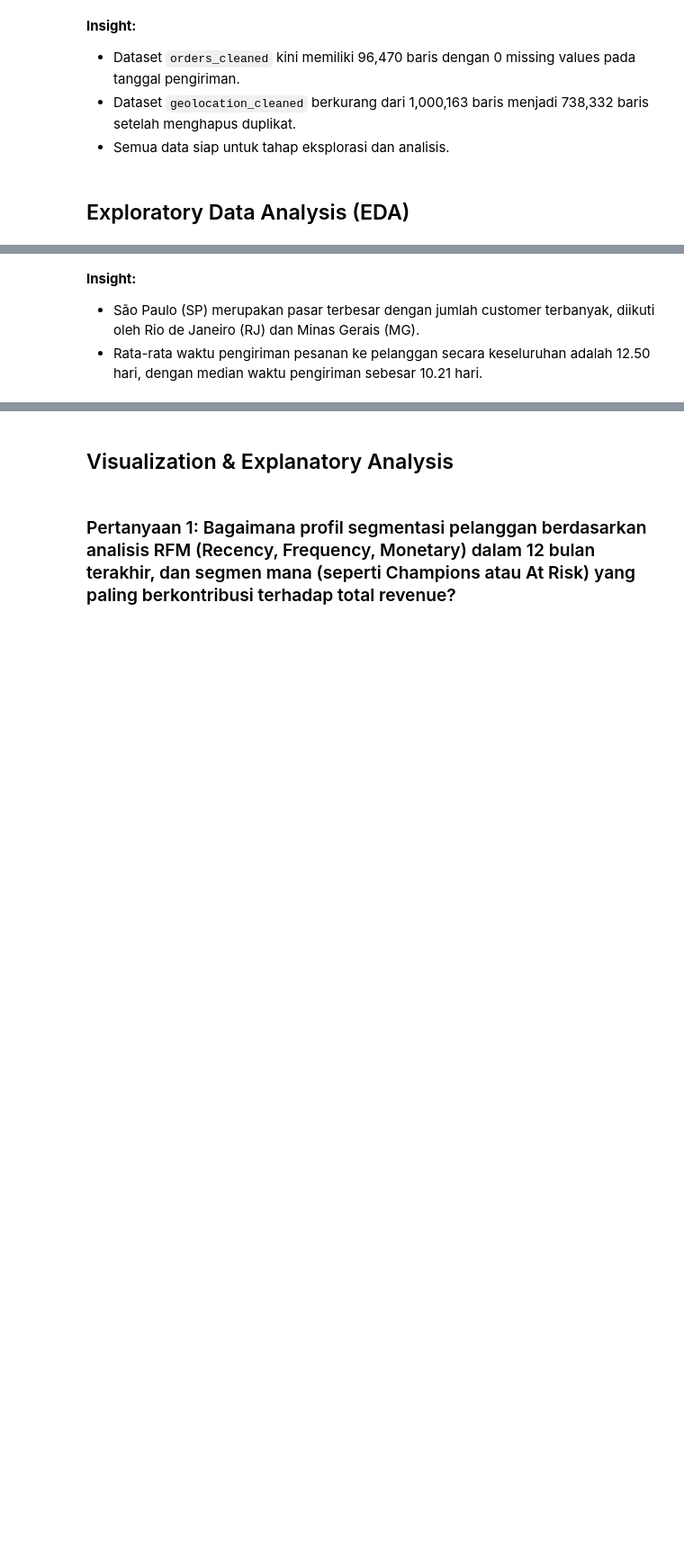
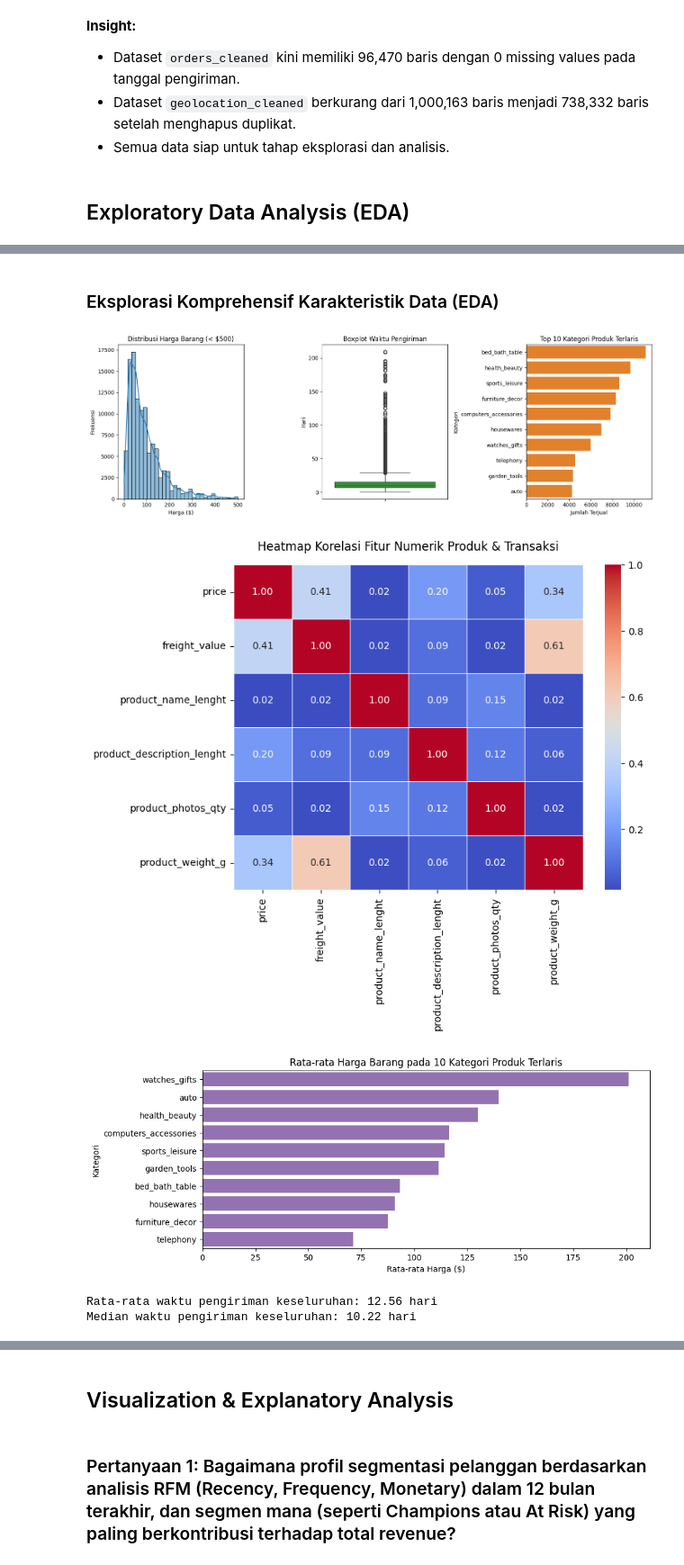
Before and after one commit to akmalgoldi/submission-analisis-data, a Jupyter notebook: notebook.ipynb, the cells around one changed output, grey strips where cells are left out. Shown at 90% size. Drawn from its saved outputs; the diff is of its cells as text; code cells hidden in the pictures; blank space fills up the shorter version.

```diff
--- a/notebook.ipynb
+++ b/notebook.ipynb
@@ -192,4 +171,58 @@ Median delivery time: 10.22 days
-# %% [markdown]
-**Insight:**
-- São Paulo (SP) merupakan pasar terbesar dengan jumlah customer terbanyak, diikuti oleh Rio de Janeiro (RJ) dan Minas Gerais (MG).
-- Rata-rata waktu pengiriman pesanan ke pelanggan secara keseluruhan adalah 12.50 hari, dengan median waktu pengiriman sebesar 10.21 hari.
+# %% [markdown]
+### Eksplorasi Komprehensif Karakteristik Data (EDA)
+# %%
+# 1. EDA Univariate: Distribusi Harga Barang (< $500)
+plt.figure(figsize=(15, 5))
+plt.subplot(1, 3, 1)
+sns.histplot(order_items_df[order_items_df['price'] < 500]['price'], kde=True, color='#1f77b4', bins=30)
+plt.title('Distribusi Harga Barang (< $500)')
+plt.xlabel('Harga ($)')
+plt.ylabel('Frekuensi')
+
+# 2. EDA Univariate: Boxplot Waktu Pengiriman (Hari)
+delivery_days = (orders_cleaned['order_delivered_customer_date'] - orders_cleaned['order_purchase_timestamp']).dt.total_seconds() / 86400
+plt.subplot(1, 3, 2)
+sns.boxplot(y=delivery_days, color='#2ca02c')
+plt.title('Boxplot Waktu Pengiriman')
+plt.ylabel('Hari')
+
+# 3. EDA Univariate: Top 10 Kategori Produk Terlaris
+products_merged = order_items_df.merge(products_translated, on='product_id')
+top_categories = products_merged['product_category_name_english'].value_counts().head(10).reset_index()
+plt.subplot(1, 3, 3)
+sns.barplot(data=top_categories, x='count', y='product_category_name_english', color='#ff7f0e')
+plt.title('Top 10 Kategori Produk Terlaris')
+plt.xlabel('Jumlah Terjual')
+plt.ylabel('Kategori')
+
+plt.tight_layout()
+plt.show()
+
+# 4. EDA Multivariate: Korelasi Fitur Numerik Produk & Transaksi
+correlation_data = order_items_df.merge(products_df, on='product_id')[
+    ['price', 'freight_value', 'product_name_lenght', 'product_description_lenght', 'product_photos_qty', 'product_weight_g']
+].dropna()
+
+plt.figure(figsize=(8, 6))
+sns.heatmap(correlation_data.corr(), annot=True, cmap='coolwarm', fmt=".2f", linewidths=0.5)
+plt.title('Heatmap Korelasi Fitur Numerik Produk & Transaksi', pad=15)
+plt.show()
+
+# 5. EDA Kategorikal & Numerikal: Rata-rata Harga per Kategori Terlaris
+avg_price_cat = products_merged[products_merged['product_category_name_english'].isin(top_categories['product_category_name_english'])].groupby('product_category_name_english')['price'].mean().reset_index().sort_values(by='price', ascending=False)
+
+plt.figure(figsize=(10, 4))
+sns.barplot(data=avg_price_cat, x='price', y='product_category_name_english', color='#9467bd')
+plt.title('Rata-rata Harga Barang pada 10 Kategori Produk Terlaris')
+plt.xlabel('Rata-rata Harga ($)')
+plt.ylabel('Kategori')
+plt.show()
+
+print(f"Rata-rata waktu pengiriman keseluruhan: {delivery_days.mean():.2f} hari")
+print(f"Median waktu pengiriman keseluruhan: {delivery_days.median():.2f} hari")
+# %% [output]
+[figure, added]
+[figure, added]
+[figure, added]
+Rata-rata waktu pengiriman keseluruhan: 12.56 hari
+Median waktu pengiriman keseluruhan: 10.22 hari
```
Also changed, not shown: parts of 5 cells of this notebook, 1 other file.
